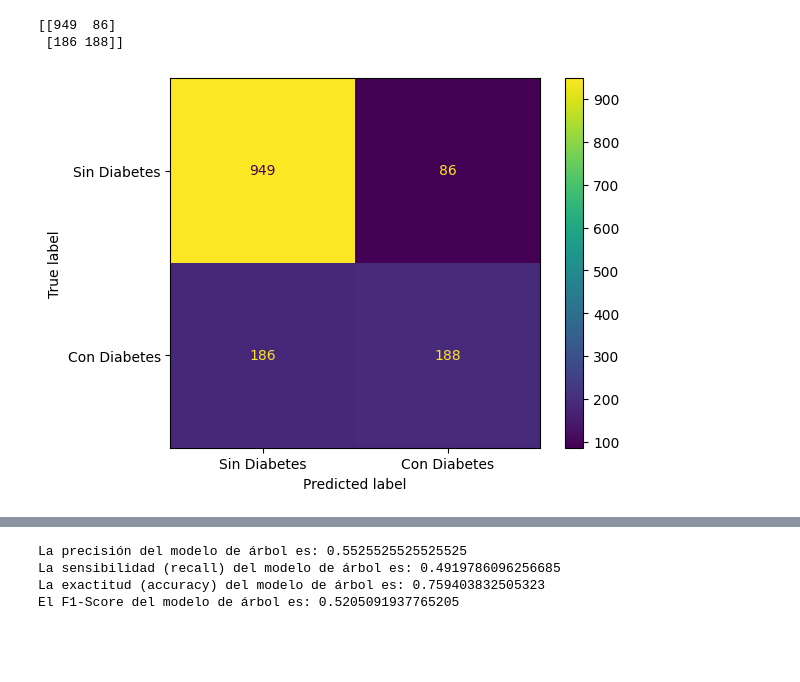
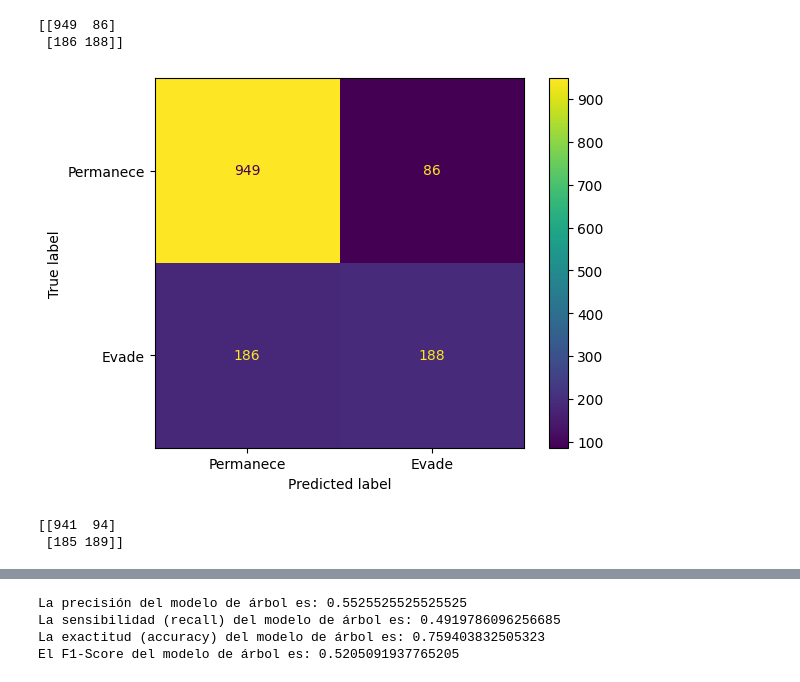
Before and after one commit to DanielRaiicHu/telecom_x_2, a Jupyter notebook: telecom_x_2.ipynb, the cells around one changed output, grey strips where cells are left out. Saved outputs shown, nothing was run; the diff lists cells and outputs as text; code cells hidden in the pictures; blank space fills up the shorter version.

Commit message:
Actualización: Regresión Logística, métricas y más.

```diff
--- a/telecom_x_2.ipynb
+++ b/telecom_x_2.ipynb
@@ -548,10 +566,18 @@ print(matriz_confusion_forest)
 # %%
 # Matriz de Confusión - Modelo Random Forest
 visualizacion_forest = ConfusionMatrixDisplay(
     confusion_matrix=matriz_confusion_forest,
-    display_labels=['Sin Diabetes', 'Con Diabetes']  # Etiquetas para las clases 0 y 1
+    display_labels=['Permanece', 'Evade']  # Etiquetas para las clases 0 y 1
 )
-
 visualizacion_forest.plot();
 # %% [output]
-[figure, old version]
+[figure, new version]
+# %%
+# Genera las predicciones del modelo de Regresión Logística usando los datos del conjunto de validación.
+y_previsto_logistica = modelo_logistica.predict(X_val)
+# Matriz de Confusión tipo Array - Modelo Regresión Logística
+matriz_confusion_logistica = confusion_matrix(y_val, y_previsto_logistica)
+print(matriz_confusion_logistica)
+# %% [output]
+[[941  94]
+ [185 189]]
```
Also changed, not shown: parts of 28 cells of this notebook.
